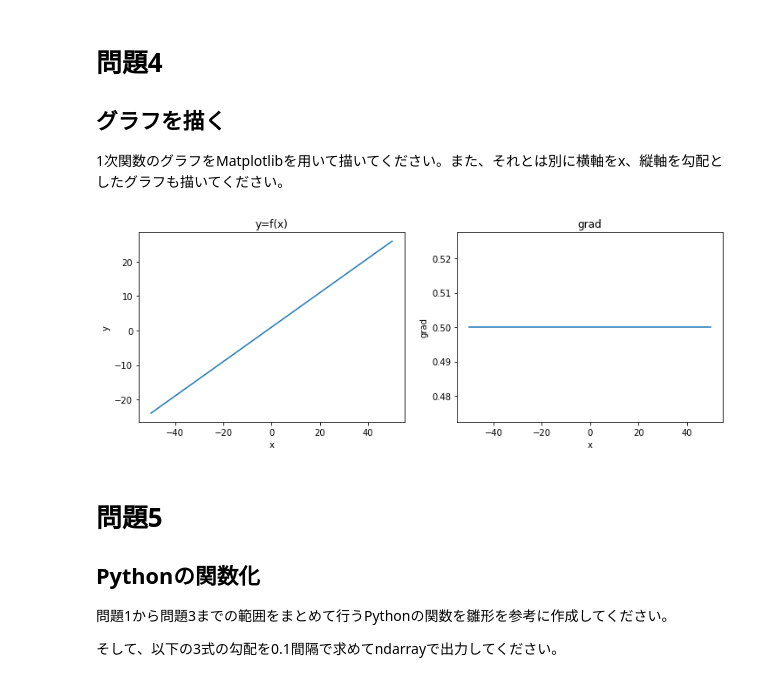
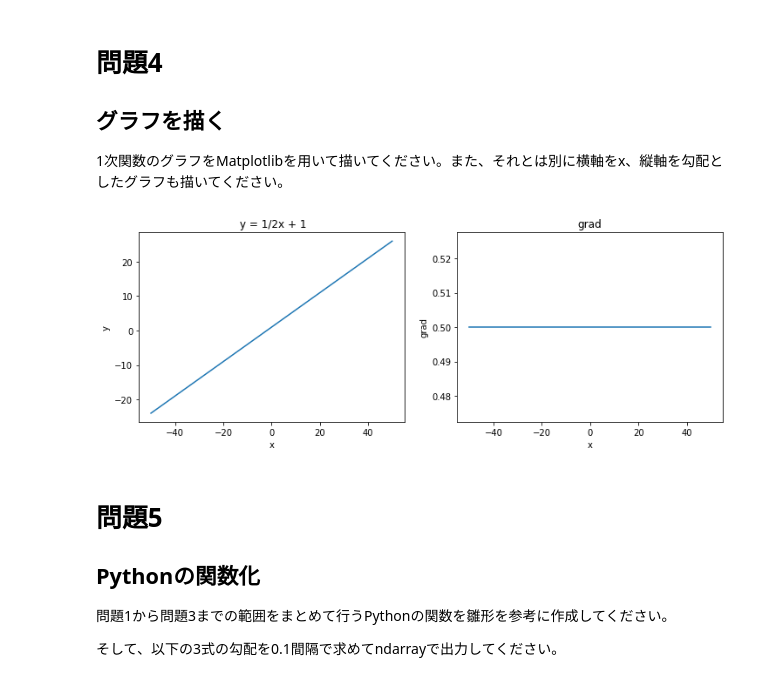
Before and after one commit to Mishiba-Toshihiro/diveintocode-ml, a Jupyter notebook: Week2 授業課題1 二次元配列と勾配問題.ipynb, the cells around one changed output. Drawn from its saved outputs; the diff is of its cells as text; code cells hidden in the pictures.

```diff
--- a/Week2 授業課題1 二次元配列と勾配問題.ipynb
+++ b/Week2 授業課題1 二次元配列と勾配問題.ipynb
@@ -83,26 +83,26 @@ print(np.shape(grad))
 # %%
 import matplotlib.pyplot as plt
 %matplotlib inline
 fig = plt.figure(figsize=(12,4))
 ax1 = plt.subplot(1, 2, 1)
 ax2 = plt.subplot(1, 2, 2)
 
 # y = 1/2x + 1
 ax1.set_xlabel("x")
 ax1.set_ylabel("y")
-ax1.set_title("y=f(x)")
+ax1.set_title(" y = 1/2x + 1")
 ax1.plot(x_array, y_array)
 
 # grad
 ax2.set_xlabel("x")
 ax2.set_ylabel("grad")
 ax2.set_title("grad")
 # 要素数を合わせる
 ax2.plot(x_array[:-1], grad)
 
 plt.show()
 # %% [output]
-[figure, old version]
+[figure, new version]
 # %% [markdown]
 # 問題5
 ## Pythonの関数化
```
Also changed, not shown: parts of 7 cells of this notebook.
